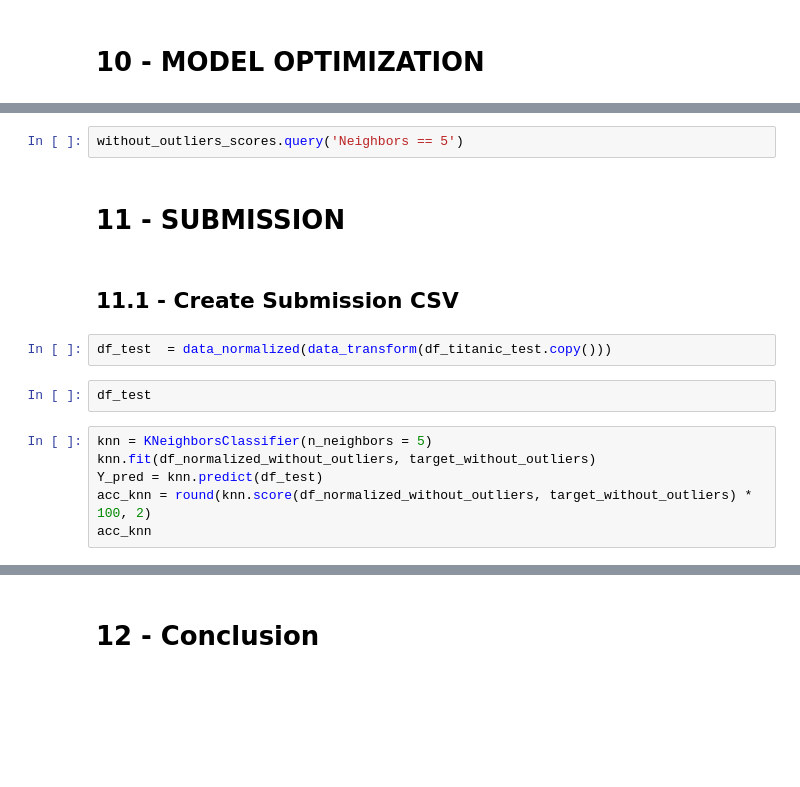
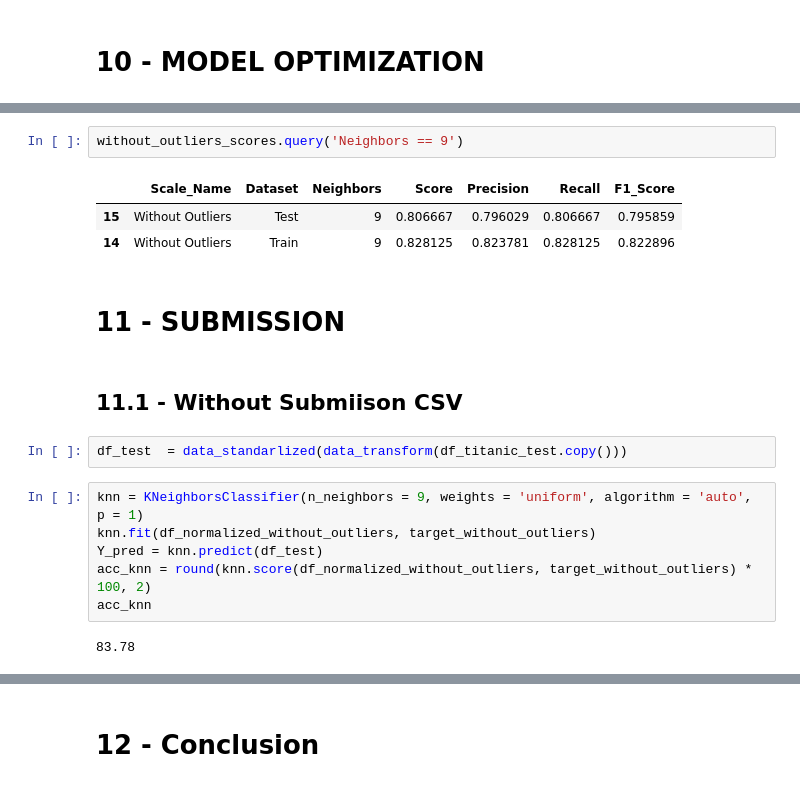
Before and after one commit to lfaferreira/knn-titanic, a Jupyter notebook: titanic.ipynb, the cells around one changed output, grey strips where cells are left out. Saved outputs shown, nothing was run; the diff lists cells and outputs as text; blank space fills up the shorter version.

```diff
--- a/titanic.ipynb
+++ b/titanic.ipynb
@@ -886,19 +1140,23 @@ cross_validation_score(df_normalized_without_outliers, target_without_outliers,
 # %%
-without_outliers_scores.query('Neighbors == 5')
+without_outliers_scores.query('Neighbors == 9')
+# %% [output]
+|  | Scale_Name | Dataset | Neighbors | Score | Precision | Recall | F1_Score |
+| 15 | Without Outliers | Test | 9 | 0.806667 | 0.796029 | 0.806667 | 0.795859 |
+| 14 | Without Outliers | Train | 9 | 0.828125 | 0.823781 | 0.828125 | 0.822896 |
 # %% [markdown]
 # 11 - SUBMISSION
 # %% [markdown]
-## 11.1 - Create Submission CSV
+## 11.1 - Without Submiison CSV
 # %%
-df_test  = data_normalized(data_transform(df_titanic_test.copy()))
+df_test  = data_standarlized(data_transform(df_titanic_test.copy()))
-# %%
-df_test
 # %%
-knn = KNeighborsClassifier(n_neighbors = 5)
+knn = KNeighborsClassifier(n_neighbors = 9, weights = 'uniform', algorithm = 'auto', p = 1)
 knn.fit(df_normalized_without_outliers, target_without_outliers)
 Y_pred = knn.predict(df_test)
 acc_knn = round(knn.score(df_normalized_without_outliers, target_without_outliers) * 100, 2)
 acc_knn
+# %% [output]
+83.78
 # %%
 submission_df = pd.DataFrame({
     'PassengerId': df_titanic_test["PassengerId"],
```
Also changed, not shown: parts of 28 cells of this notebook.
